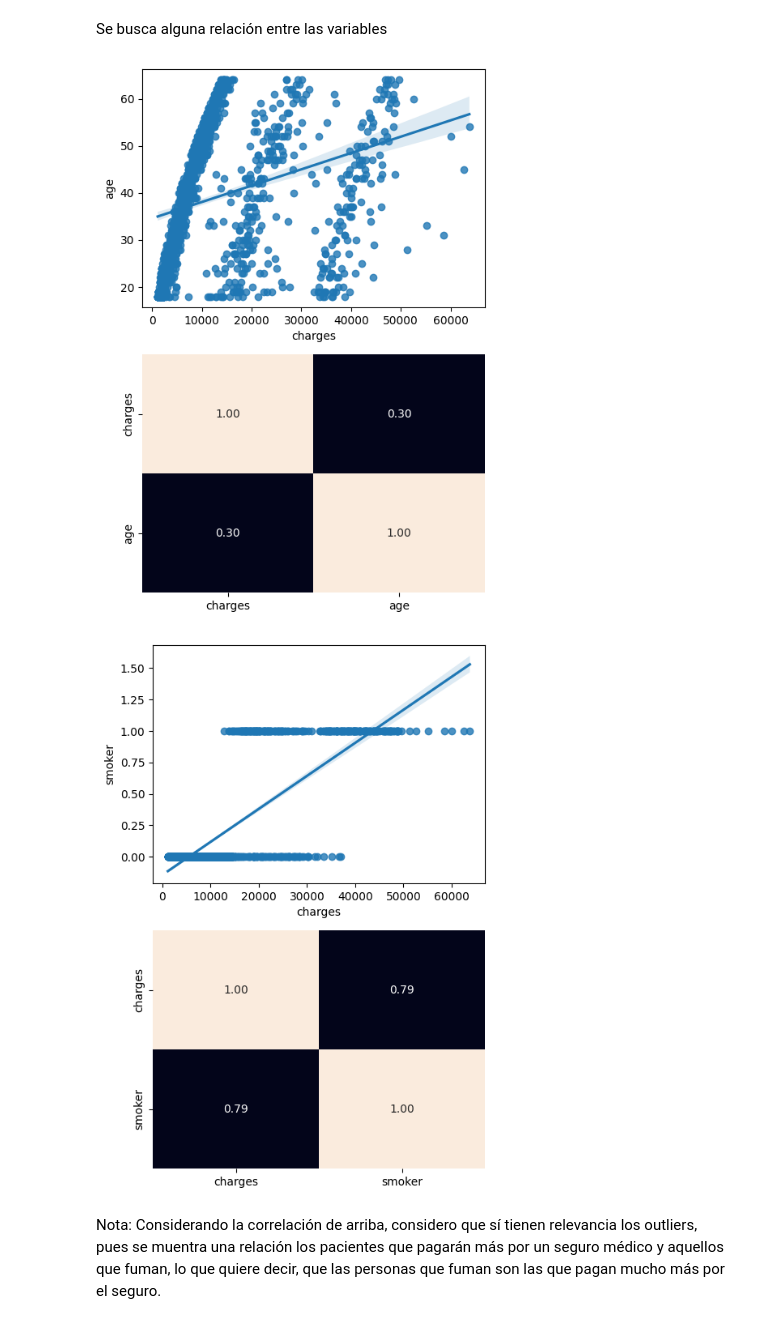
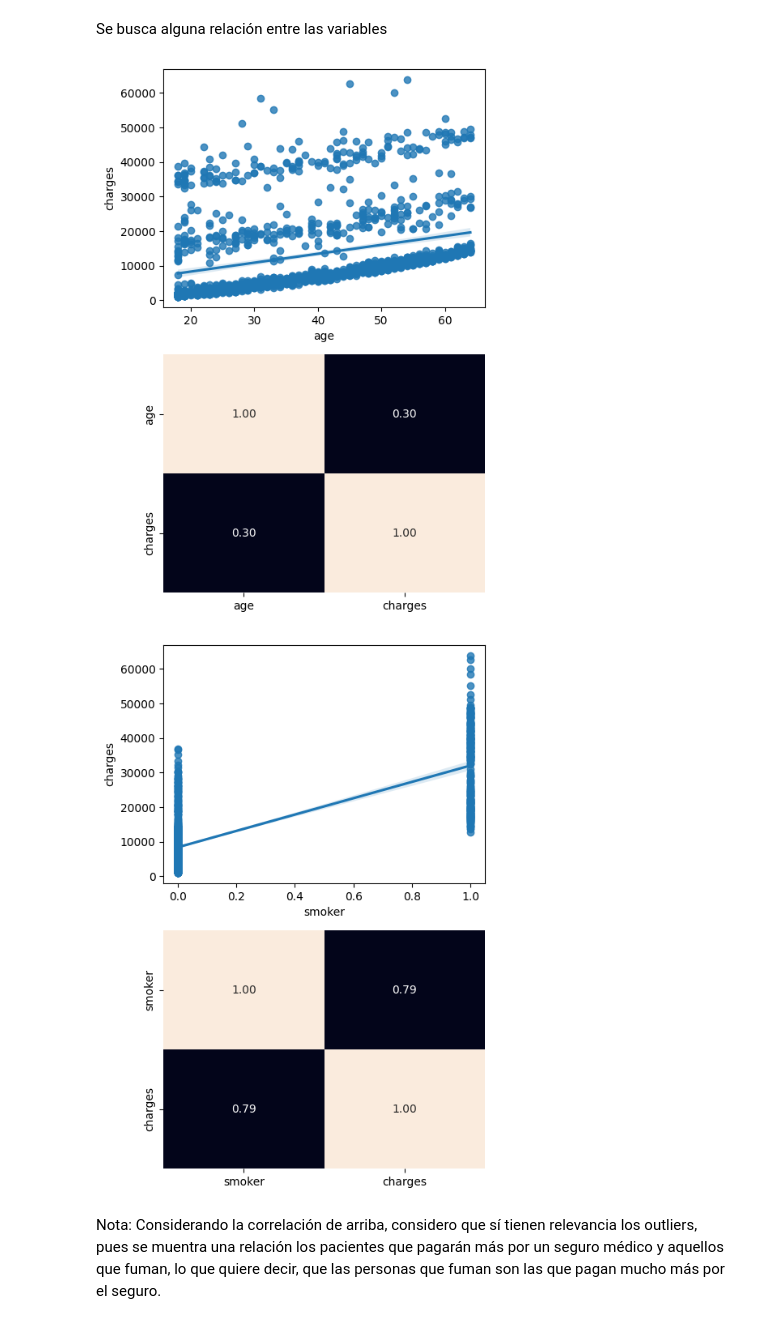
Before and after one commit to Bere333/linear_regression, a Jupyter notebook: src/linear_regresion_explore.ipynb, the cells around one changed output. Cells and saved outputs as stored; diff of their text form; code cells hidden in the pictures.

```diff
--- a/src/linear_regresion_explore.ipynb
+++ b/src/linear_regresion_explore.ipynb
@@ -122,29 +122,29 @@ Se busca alguna relación entre las variables
 # %%
 import matplotlib.pyplot as plt
 import seaborn as sns
 
 fig, axis = plt.subplots(2, 1, figsize = (5, 7))
 #total_data = pd.concat([train_data, test_data])
 
-sns.regplot(ax = axis[0], data = train_data, x = "charges", y = "age")
-sns.heatmap(train_data[["charges", "age"]].corr(), annot = True, fmt = ".2f", ax = axis[1], cbar = False)
+sns.regplot(ax = axis[0], data = train_data, x = "age", y = "charges")
+sns.heatmap(train_data[["age", "charges"]].corr(), annot = True, fmt = ".2f", ax = axis[1], cbar = False)
 
 plt.tight_layout()
 
 plt.show()
 # %% [output]
-[figure, old version]
+[figure, new version]
 # %%
 fig, axis = plt.subplots(2, 1, figsize = (5, 7))
 
-sns.regplot(ax = axis[0], data = train_data, x = "charges", y = "smoker")
-sns.heatmap(train_data[["charges", "smoker"]].corr(), annot = True, fmt = ".2f", ax = axis[1], cbar = False)
+sns.regplot(ax = axis[0], data = train_data, x = "smoker", y = "charges")
+sns.heatmap(train_data[["smoker", "charges"]].corr(), annot = True, fmt = ".2f", ax = axis[1], cbar = False)
 
 plt.tight_layout()
 
 plt.show()
 # %% [output]
-[figure, old version]
+[figure, new version]
 # %% [markdown]
 Nota: Considerando la correlación de arriba, considero que sí tienen relevancia los outliers, pues se muentra una relación los
 pacientes que pagarán más por un seguro médico y aquellos que fuman, lo que quiere decir, que las personas que fuman son las que pagan mucho más por el seguro.
```
Also changed, not shown: parts of 7 cells of this notebook.
